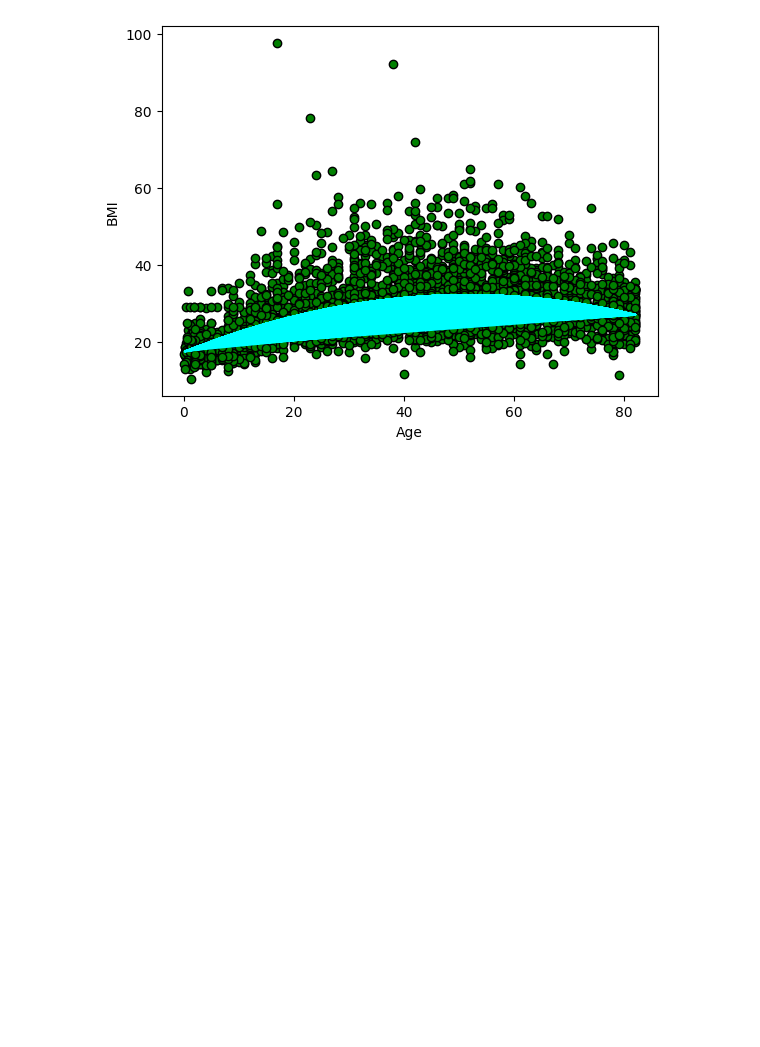
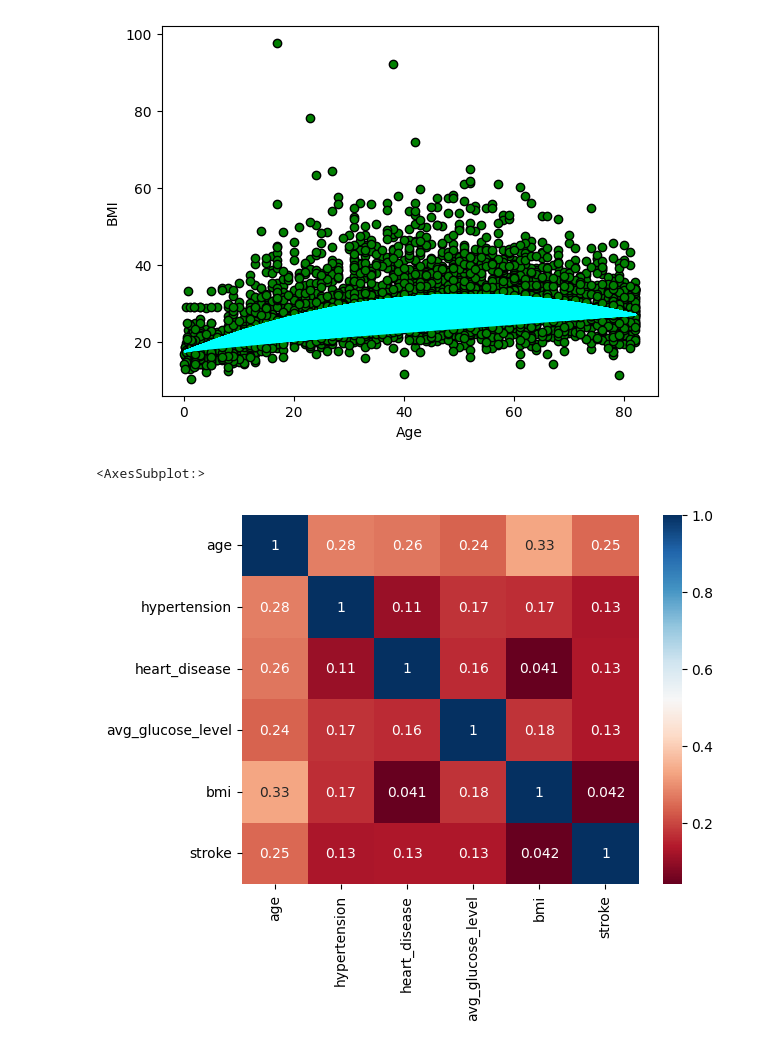
Before and after one commit to fl-sll/FODS-Quiz, a Jupyter notebook: Projects/DSFP.ipynb, the cells around one changed output. Drawn from its saved outputs; the diff is of its cells as text; code cells hidden in the pictures; blank space fills up the shorter version.

```diff
--- a/Projects/DSFP.ipynb
+++ b/Projects/DSFP.ipynb
@@ -519,3 +519,10 @@ mean absolute error: 4.79
 mean squared error: 39.19
 root mean squared error: 6.26
 [figure]
+# %%
+import seaborn as sns
+
+sns.heatmap(df.corr(), annot=True,cmap="RdBu")
+# %% [output]
+<AxesSubplot:>
+[figure, added]
```
Also changed, not shown: parts of 3 cells of this notebook.
